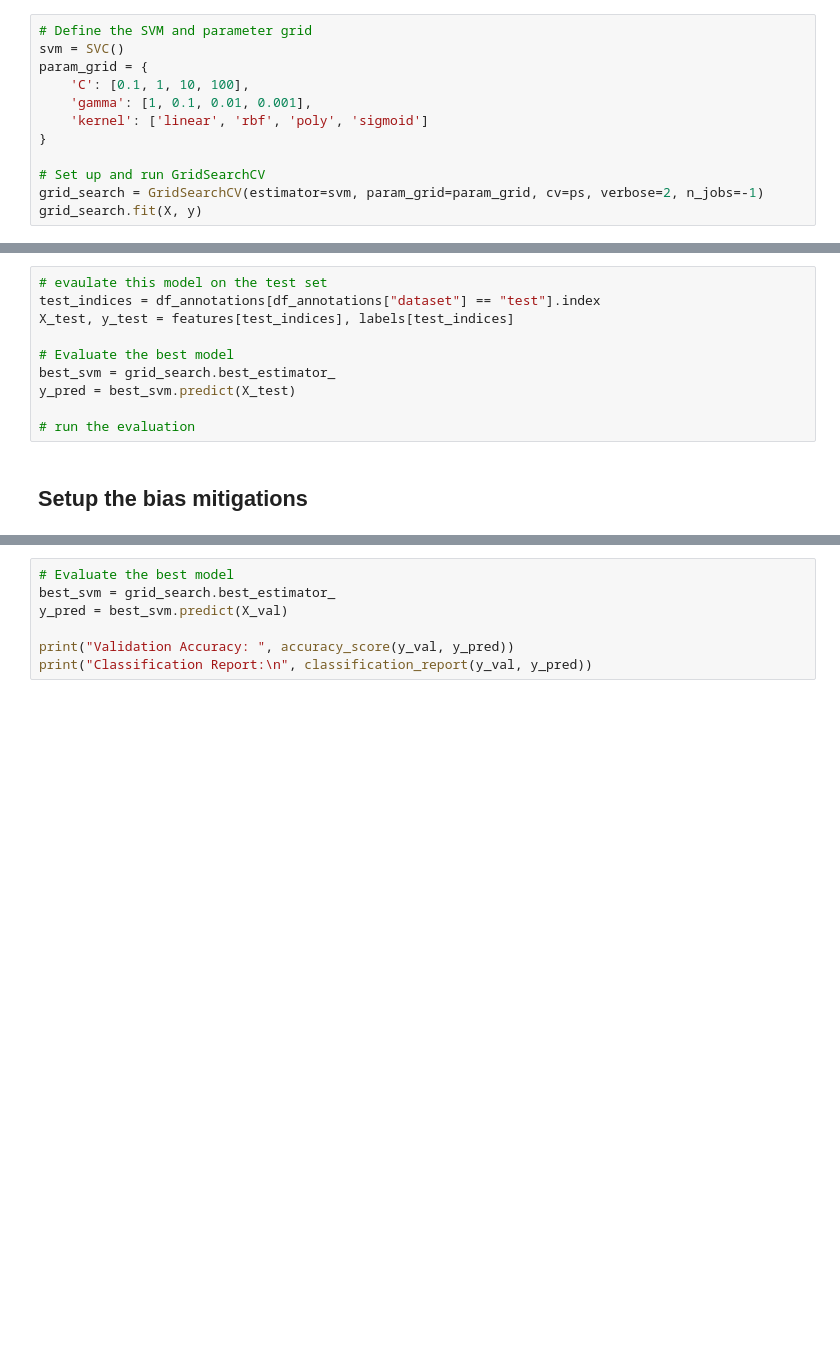
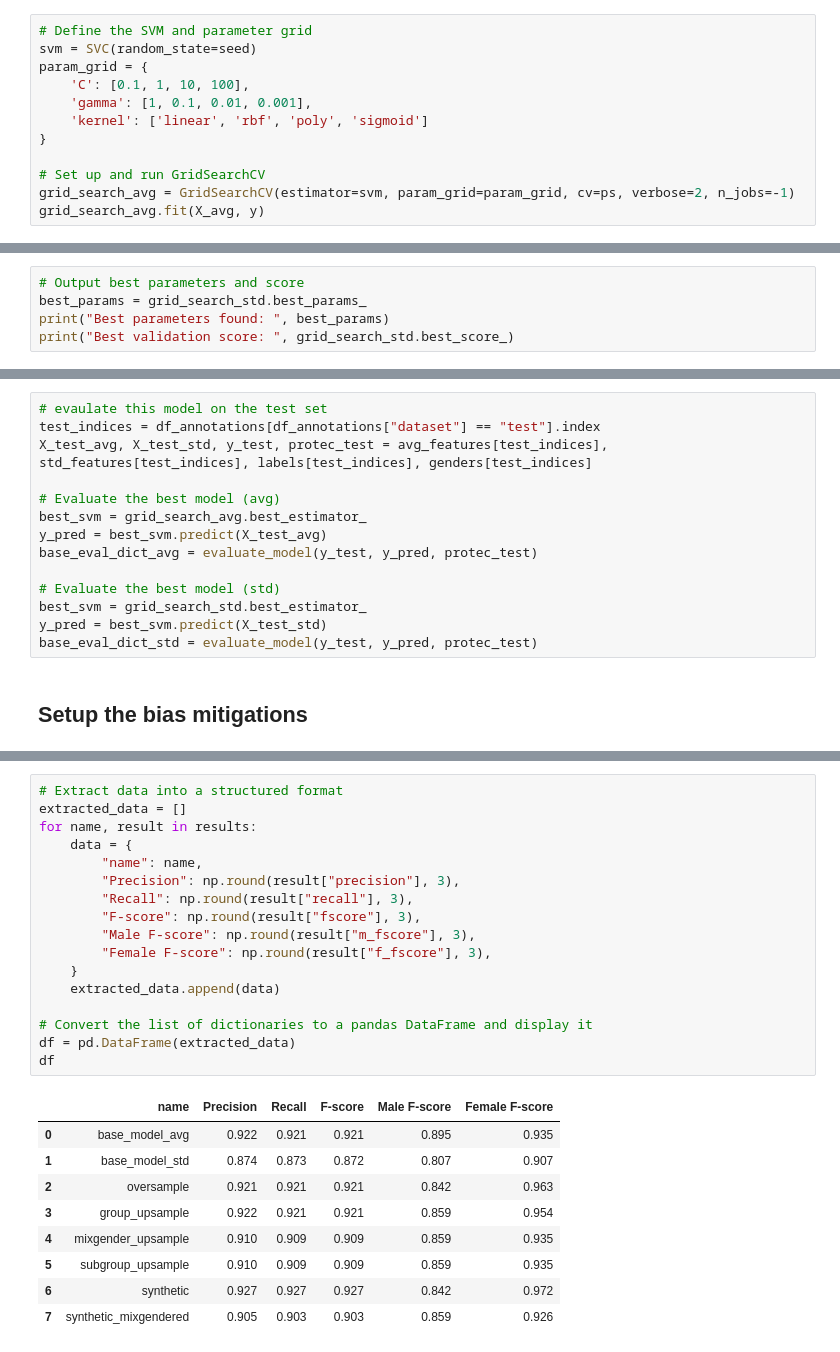
Before and after one commit to StanMey/Master_thesis_DVlog, a Jupyter notebook: notebooks/mixfeat_experiments.ipynb, the cells around one changed output, grey strips where cells are left out. Cells and saved outputs as stored; diff of their text form; blank space fills up the shorter version.

```diff
--- a/notebooks/mixfeat_experiments.ipynb
+++ b/notebooks/mixfeat_experiments.ipynb
@@ -102,7 +116,7 @@ ps = PredefinedSplit(test_fold)
 - Kernel: Specifies the kernel type to be used in the algorithm. Common kernels are 'linear', 'poly' (polynomial), 'rbf' (radial basis function), and 'sigmoid'.
 # %%
 # Define the SVM and parameter grid
-svm = SVC()
+svm = SVC(random_state=seed)
 param_grid = {
     'C': [0.1, 1, 10, 100],
     'gamma': [1, 0.1, 0.01, 0.001],
@@ -110,8 +124,8 @@ param_grid = {
 }
 
 # Set up and run GridSearchCV
-grid_search = GridSearchCV(estimator=svm, param_grid=param_grid, cv=ps, verbose=2, n_jobs=-1)
-grid_search.fit(X, y)
+grid_search_avg = GridSearchCV(estimator=svm, param_grid=param_grid, cv=ps, verbose=2, n_jobs=-1)
+grid_search_avg.fit(X_avg, y)
 # %% [output]
 Fitting 1 folds for each of 64 candidates, totalling 64 fits
 GridSearchCV(cv=PredefinedSplit(test_fold=array([-1, -1, ...,  0,  0])),
@@ -128,0 +163,5 @@ Best cross-validation score:  0.9523809523809523
+# %%
+# Output best parameters and score
+best_params = grid_search_std.best_params_
+print("Best parameters found: ", best_params)
+print("Best validation score: ", grid_search_std.best_score_)
@@ -129,12 +196,16 @@ Best cross-validation score:  0.9523809523809523
 # %%
 # evaulate this model on the test set
 test_indices = df_annotations[df_annotations["dataset"] == "test"].index
-X_test, y_test = features[test_indices], labels[test_indices]
+X_test_avg, X_test_std, y_test, protec_test = avg_features[test_indices], std_features[test_indices], labels[test_indices], genders[test_indices]
 
-# Evaluate the best model
-best_svm = grid_search.best_estimator_
-y_pred = best_svm.predict(X_test)
+# Evaluate the best model (avg)
+best_svm = grid_search_avg.best_estimator_
+y_pred = best_svm.predict(X_test_avg)
+base_eval_dict_avg = evaluate_model(y_test, y_pred, protec_test)
 
-# run the evaluation
+# Evaluate the best model (std)
+best_svm = grid_search_std.best_estimator_
+y_pred = best_svm.predict(X_test_std)
+base_eval_dict_std = evaluate_model(y_test, y_pred, protec_test)
 # %% [markdown]
 ## Setup the bias mitigations
@@ -141,7 +269,27 @@ y_pred = best_svm.predict(X_test)
 # %%
-# Evaluate the best model
-best_svm = grid_search.best_estimator_
-y_pred = best_svm.predict(X_val)
+# Extract data into a structured format
+extracted_data = []
+for name, result in results:
+    data = {
+        "name": name,
+        "Precision": np.round(result["precision"], 3),
+        "Recall": np.round(result["recall"], 3),
+        "F-score": np.round(result["fscore"], 3),
+        "Male F-score": np.round(result["m_fscore"], 3),
+        "Female F-score": np.round(result["f_fscore"], 3),
+    }
+    extracted_data.append(data)
 
-print("Validation Accuracy: ", accuracy_score(y_val, y_pred))
-print("Classification Report:\n", classification_report(y_val, y_pred))
+# Convert the list of dictionaries to a pandas DataFrame and display it
+df = pd.DataFrame(extracted_data)
+df
+# %% [output]
+|  | name | Precision | Recall | F-score | Male F-score | Female F-score |
+| 0 | base_model_avg | 0.922 | 0.921 | 0.921 | 0.895 | 0.935 |
+| 1 | base_model_std | 0.874 | 0.873 | 0.872 | 0.807 | 0.907 |
+| 2 | oversample | 0.921 | 0.921 | 0.921 | 0.842 | 0.963 |
+| 3 | group_upsample | 0.922 | 0.921 | 0.921 | 0.859 | 0.954 |
+| 4 | mixgender_upsample | 0.910 | 0.909 | 0.909 | 0.859 | 0.935 |
+| 5 | subgroup_upsample | 0.910 | 0.909 | 0.909 | 0.859 | 0.935 |
+| 6 | synthetic | 0.927 | 0.927 | 0.927 | 0.842 | 0.972 |
+| 7 | synthetic_mixgendered | 0.905 | 0.903 | 0.903 | 0.859 | 0.926 |
```
Also changed, not shown: parts of 11 cells of this notebook.
